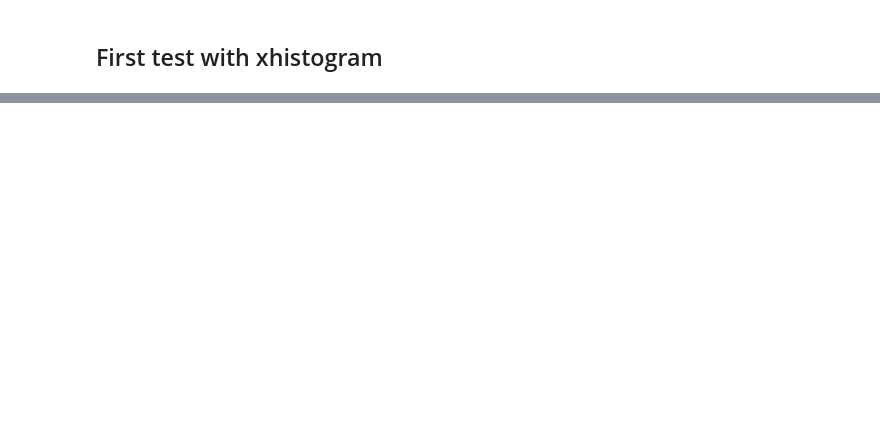
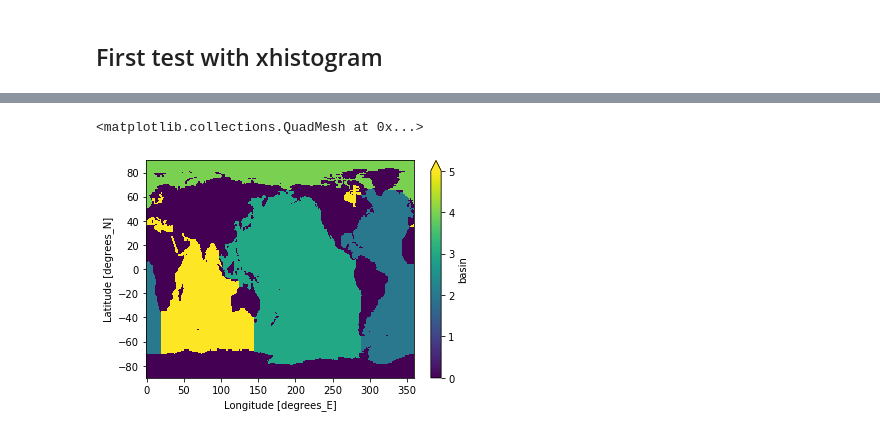
Before and after one commit to raphaeldussin/cmip6hack_water_masses_future, a Jupyter notebook: notebooks/Watermasses.ipynb, the cells around one changed output, grey strips where cells are left out. Drawn from its saved outputs; the diff is of its cells as text; code cells hidden in the pictures; blank space fills up the shorter version.

```diff
--- a/notebooks/Watermasses.ipynb
+++ b/notebooks/Watermasses.ipynb
@@ -86,14 +86,17 @@ table_id  =  ['Omon']
 #
 #    dset_dict_hist[name] = ds
 # %%
-zstores_control = picontrol.zstore.unique()
+def create_dsdict_from_cat(df):
+    """ thanks naomi"""
+    zstores = df.zstore.unique()
 
-dset_dict_control = {}
-for zstore in zstores_control:
-    name = zstore.split('gs://cmip6/')[1].replace('/','.')[:-1]
-    print(name)
+    dset_dict = {}
+    for zstore in zstores:
+        name = zstore.split('gs://cmip6/')[1].replace('/','.')[:-1]
+        print(name)
 
-    ds = xr.open_zarr(fs.get_mapper(zstore))       # DO NOT USE "decode_times = False"
-    print(dict(ds.dims),'\n')
+        ds = xr.open_zarr(fs.get_mapper(zstore))       # DO NOT USE "decode_times = False"
+        print(dict(ds.dims),'\n')
 
-    dset_dict_control[name] = ds
+        dset_dict[name] = ds
+    return dset_dict
@@ -117,0 +103,2 @@ CMIP.NOAA-GFDL.GFDL-ESM4.piControl.r1i1p1f1.Omon.so.gr
+# %%
+dict_piC = create_dsdict_from_cat(picontrol)
@@ -164,3 +147,3 @@ Dimensions without coordinates: bnds
 # %%
-CESM2_so_piC = dset_dict_control['CMIP.NCAR.CESM2.piControl.r1i1p1f1.Omon.so.gr']
+CESM2_so_piC = dict_piC['CMIP.NCAR.CESM2.piControl.r1i1p1f1.Omon.so.gr']
 # %%
@@ -203,0 +250,5 @@ vol_nadw.plot()
+# %%
+basincodes['basin'].plot(vmin=0, vmax=5)
+# %% [output]
+<matplotlib.collections.QuadMesh at 0x...>
+[figure, added]
```
Also changed, not shown: parts of 42 cells of this notebook.
